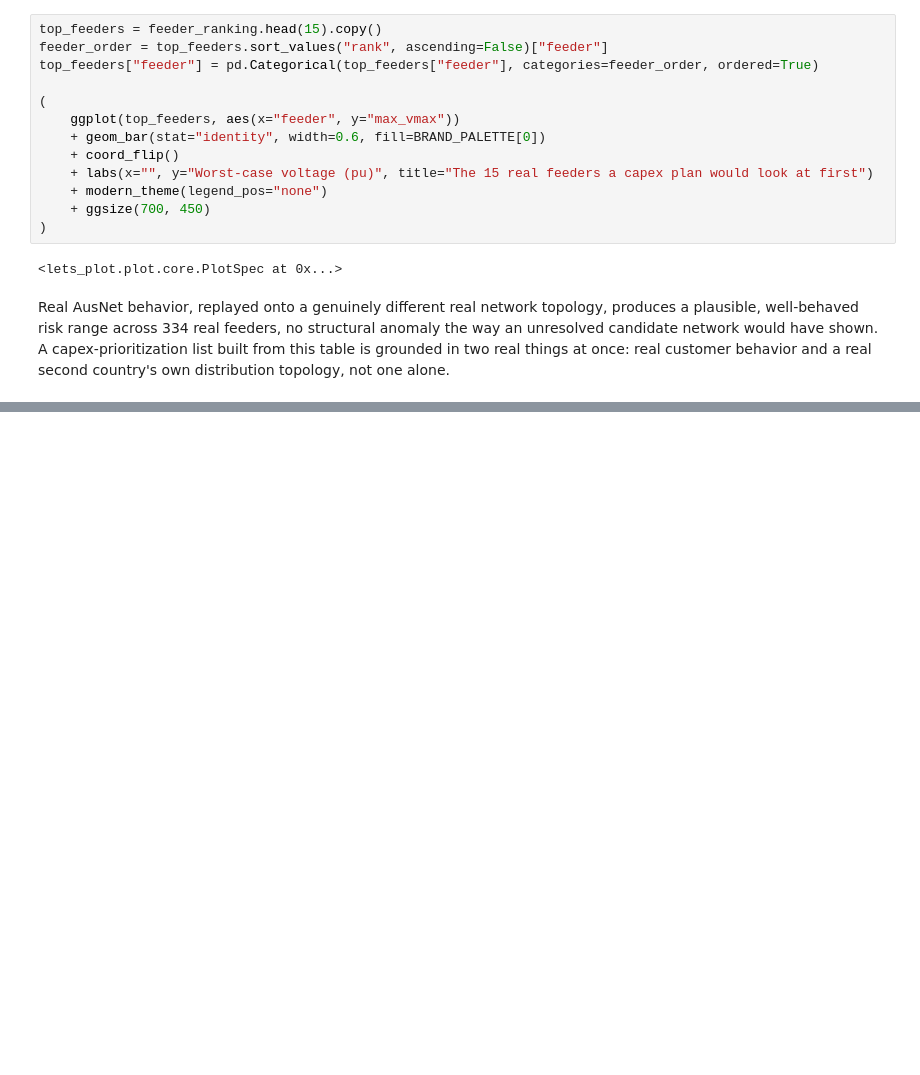
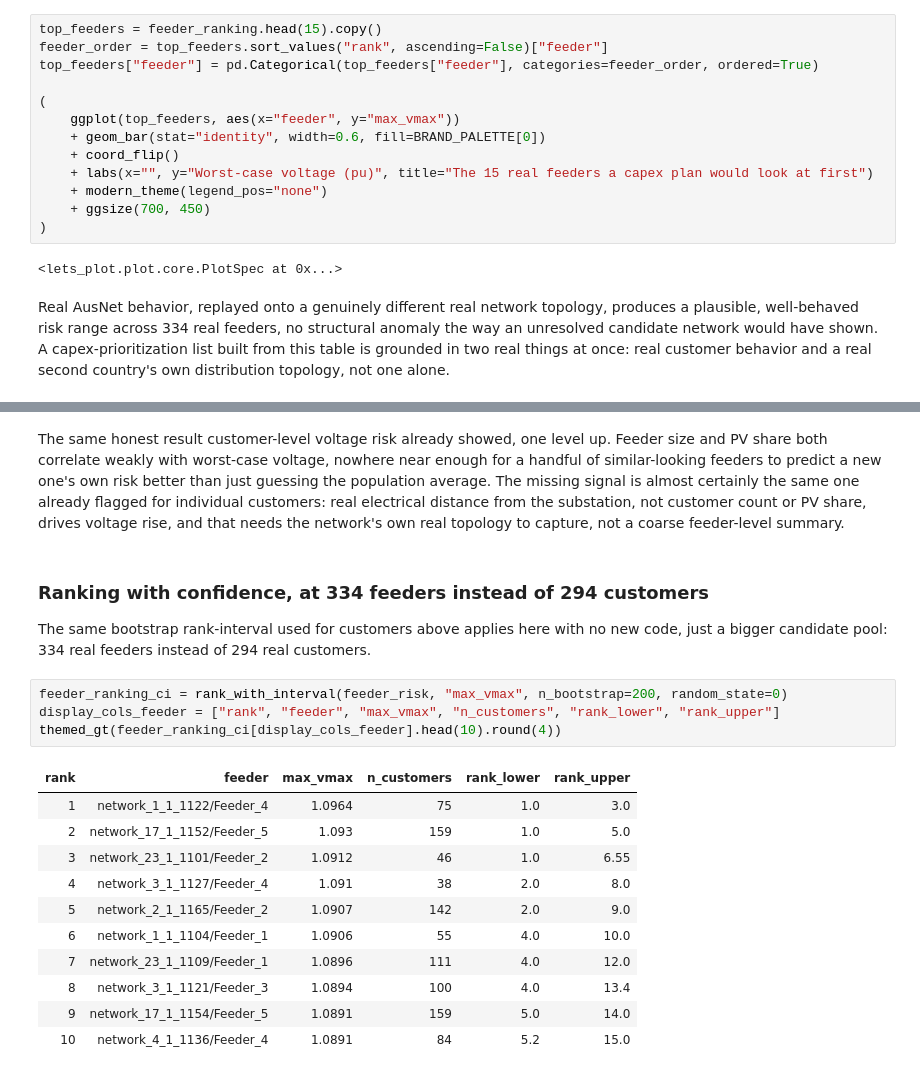
Before and after one commit to sambaiga/ml-energy-disaggregation, a Jupyter notebook: book/04-grid-edge/05-ranking-recommendation-code.ipynb, the cells around one changed output, grey strips where cells are left out. Drawn from its saved outputs; the diff is of its cells as text; blank space fills up the shorter version.

```diff
--- a/book/04-grid-edge/05-ranking-recommendation-code.ipynb
+++ b/book/04-grid-edge/05-ranking-recommendation-code.ipynb
@@ -1060,0 +1229,22 @@ Part 4 still has two threads ahead of it: catching a voltage or power-quality vi
+# %% [markdown]
+The same honest result customer-level voltage risk already showed, one level up. Feeder size and PV share both correlate weakly with worst-case voltage, nowhere near enough for a handful of similar-looking feeders to predict a new one's own risk better than just guessing the population average. The missing signal is almost certainly the same one already flagged for individual customers: real electrical distance from the substation, not customer count or PV share, drives voltage rise, and that needs the network's own real topology to capture, not a coarse feeder-level summary.
+# %% [markdown]
+### Ranking with confidence, at 334 feeders instead of 294 customers
+
+The same bootstrap rank-interval used for customers above applies here with no new code, just a bigger candidate pool: 334 real feeders instead of 294 real customers.
+# %%
+feeder_ranking_ci = rank_with_interval(feeder_risk, "max_vmax", n_bootstrap=200, random_state=0)
+display_cols_feeder = ["rank", "feeder", "max_vmax", "n_customers", "rank_lower", "rank_upper"]
+themed_gt(feeder_ranking_ci[display_cols_feeder].head(10).round(4))
+# %% [output]
+| rank | feeder | max_vmax | n_customers | rank_lower | rank_upper |
+| 1 | network_1_1_1122/Feeder_4 | 1.0964 | 75 | 1.0 | 3.0 |
+| 2 | network_17_1_1152/Feeder_5 | 1.093 | 159 | 1.0 | 5.0 |
+| 3 | network_23_1_1101/Feeder_2 | 1.0912 | 46 | 1.0 | 6.55 |
+| 4 | network_3_1_1127/Feeder_4 | 1.091 | 38 | 2.0 | 8.0 |
+| 5 | network_2_1_1165/Feeder_2 | 1.0907 | 142 | 2.0 | 9.0 |
+| 6 | network_1_1_1104/Feeder_1 | 1.0906 | 55 | 4.0 | 10.0 |
+| 7 | network_23_1_1109/Feeder_1 | 1.0896 | 111 | 4.0 | 12.0 |
+| 8 | network_3_1_1121/Feeder_3 | 1.0894 | 100 | 4.0 | 13.4 |
+| 9 | network_17_1_1154/Feeder_5 | 1.0891 | 159 | 5.0 | 14.0 |
+| 10 | network_4_1_1136/Feeder_4 | 1.0891 | 84 | 5.2 | 15.0 |
```
Also changed, not shown: parts of 25 cells of this notebook.
